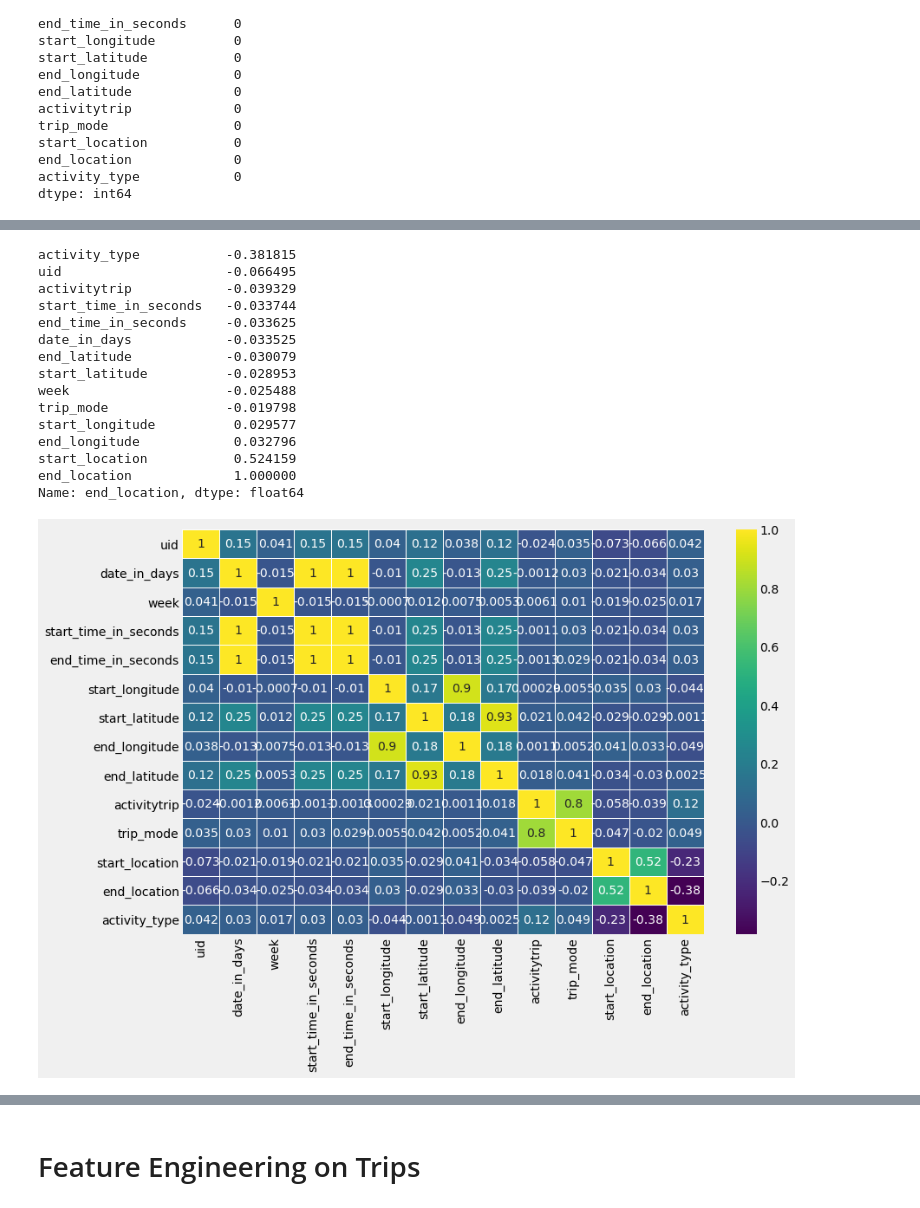
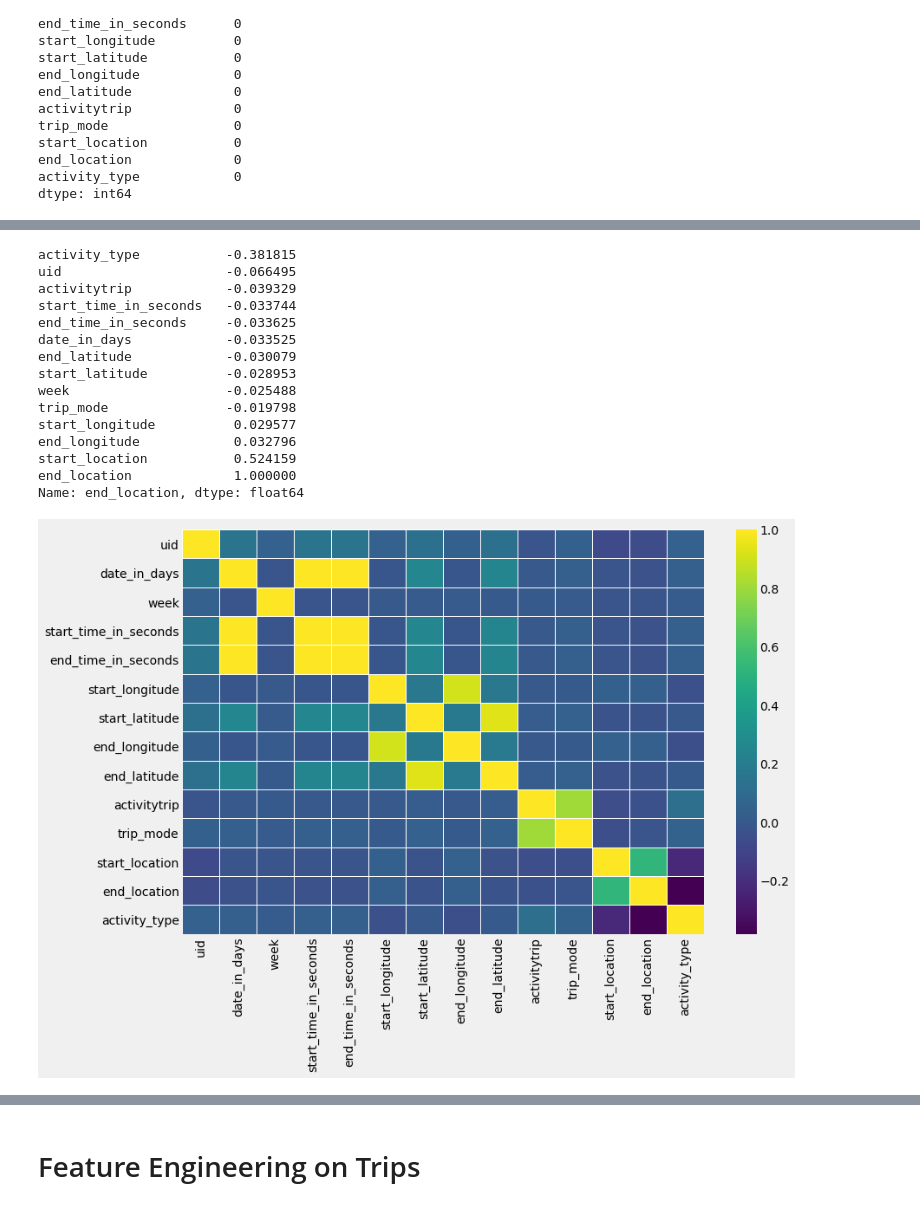
Before and after one commit to vvaynethomas/gps_project, a Jupyter notebook: eda.ipynb, the cells around one changed output, grey strips where cells are left out. Drawn from its saved outputs; the diff is of its cells as text; code cells hidden in the pictures.

```diff
--- a/eda.ipynb
+++ b/eda.ipynb
@@ -58,21 +66,21 @@ dtype: int64
 # %%
 target_corr = full_data.corr()['end_location'].sort_values()
 print(target_corr)
-ax = sns.heatmap(full_data.corr(), annot=True, linewidths=0.5, cmap ='viridis')
+ax = sns.heatmap(full_data.corr(), annot=False, linewidths=0.5, cmap ='viridis')
 # %% [output]
 activity_type           -0.381815
 uid                     -0.066495
 activitytrip            -0.039329
 start_time_in_seconds   -0.033744
 end_time_in_seconds     -0.033625
 date_in_days            -0.033525
 end_latitude            -0.030079
 start_latitude          -0.028953
 week                    -0.025488
 trip_mode               -0.019798
 start_longitude          0.029577
 end_longitude            0.032796
 start_location           0.524159
 end_location             1.000000
 Name: end_location, dtype: float64
-[figure, old version]
+[figure, new version]
```
Also changed, not shown: parts of 46 cells of this notebook, 15 other files.
